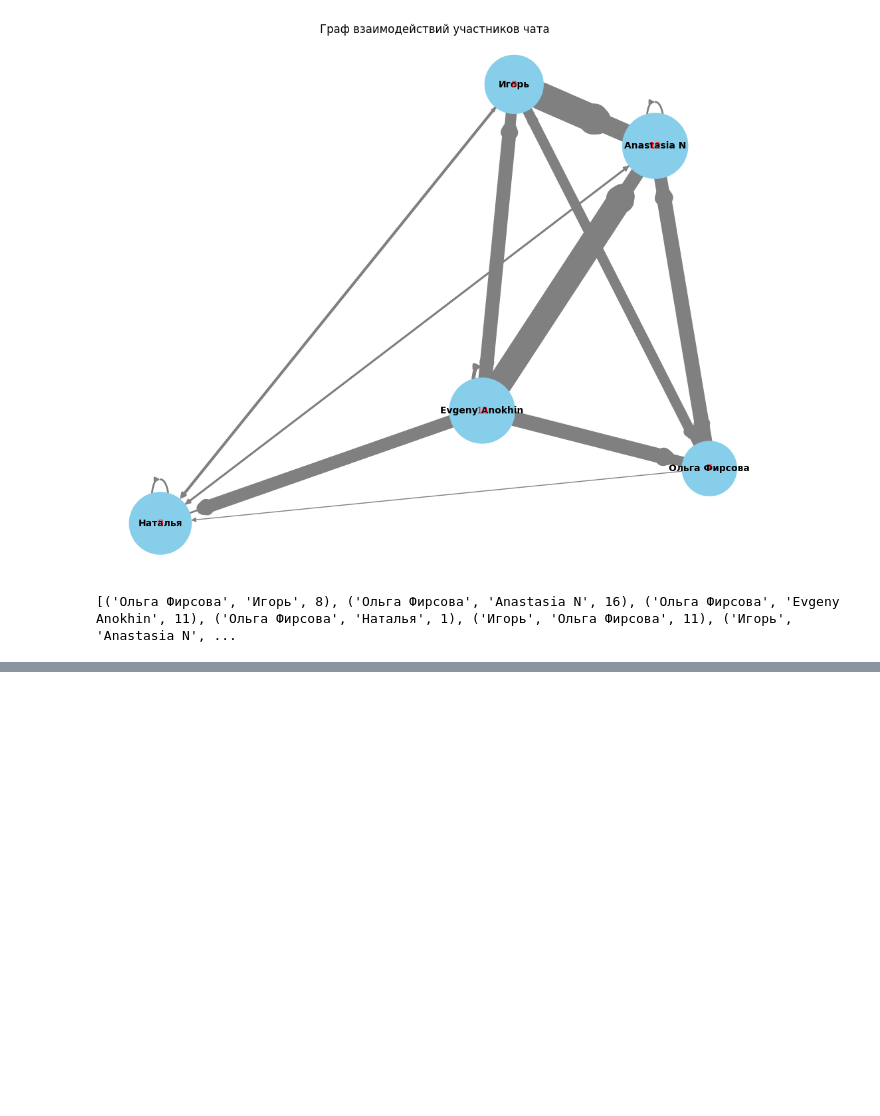
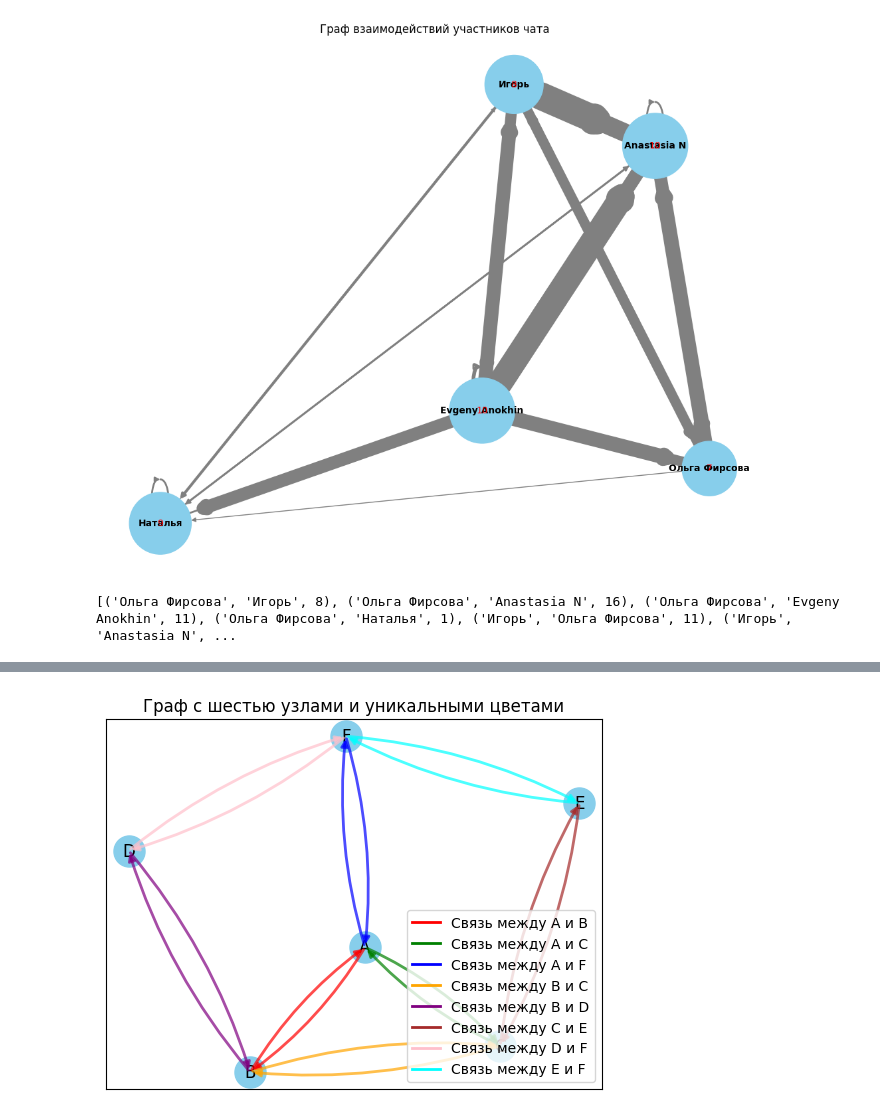
Before and after one commit to PanarinI/MindMirror, a Jupyter notebook: notebooks/data_explore.ipynb, the cells around one changed output, grey strips where cells are left out. Cells and saved outputs as stored; diff of their text form; code cells hidden in the pictures; blank space fills up the shorter version.

```diff
--- a/notebooks/data_explore.ipynb
+++ b/notebooks/data_explore.ipynb
@@ -208,0 +684,85 @@ if __name__ == "__main__":
+# %%
+import matplotlib.pyplot as plt
+import networkx as nx
+import itertools
+
+# Создаём граф с шестью узлами
+graph = nx.DiGraph()
+
+# Добавляем рёбра между узлами
+nodes = ["A", "B", "C", "D", "E", "F"]
+edges = [
+    ("A", "B"), ("B", "A"),
+    ("A", "C"), ("C", "A"),
+    ("B", "C"), ("C", "B"),
+    ("B", "D"), ("D", "B"),
+    ("C", "E"), ("E", "C"),
+    ("D", "F"), ("F", "D"),
+    ("E", "F"), ("F", "E"),
+    ("A", "F"), ("F", "A")
+]
+
+for edge in edges:
+    graph.add_edge(*edge)
+
+# Генерация уникальных цветов для каждой пары
+color_palette = itertools.cycle(["red", "green", "blue", "orange", "purple", "brown", "pink", "cyan", "magenta", "yellow"])
+edge_colors = {}  # Словарь для хранения цвета каждой пары узлов
+
+for u, v in graph.edges():
+    if (u, v) not in edge_colors and (v, u) not in edge_colors:
+        edge_colors[(u, v)] = next(color_palette)
+
+# Визуализация
+pos = nx.spring_layout(graph, seed=42)
+
+# Отрисовка узлов
+nx.draw_networkx_nodes(graph, pos, node_size=500, node_color="skyblue", label="Узлы")
+nx.draw_networkx_labels(graph, pos)
+
+# Рисуем рёбра с одинаковой кривизной
+seen_pairs = set()
+rad = -0.1  # Фиксированная кривизна
+
+for u, v in graph.edges():
+    if (u, v) not in seen_pairs and (v, u) not in seen_pairs:  # Гарантируем обработку только одной пары
+        color = edge_colors[(u, v)]  # Цвет для пары узлов
+
+        # Рисуем два рёбра между узлами одного цвета
+        plt.annotate(
+            "",
+            xy=pos[v],  # Конец первого ребра
+            xytext=pos[u],  # Начало первого ребра
+            arrowprops=dict(
+                arrowstyle="-|>",
+                color=color,
+                lw=2.0,
+                alpha=0.7,
+                connectionstyle=f"arc3,rad={rad}",  # Одинаковая кривизна
+            ),
+        )
+        plt.annotate(
+            "",
+            xy=pos[u],  # Конец второго ребра
+            xytext=pos[v],  # Начало второго ребра
+            arrowprops=dict(
+                arrowstyle="-|>",
+                color=color,
+                lw=2.0,
+                alpha=0.7,
+                connectionstyle=f"arc3,rad={rad}",  # Одинаковая кривизна
+            ),
+        )
+
+        # Отмечаем пару как обработанную
+        seen_pairs.add((u, v))
+        seen_pairs.add((v, u))
+
+# Легенда
+legend_patches = [plt.Line2D([0], [0], color=color, lw=2, label=f"Связь между {pair[0]} и {pair[1]}") for pair, color in edge_colors.items()]
+plt.legend(handles=legend_patches, loc="lower right")
+
+plt.title("Граф с шестью узлами и уникальными цветами")
+plt.show()
+# %% [output]
+[figure, added]
```
Also changed, not shown: parts of 10 cells of this notebook, 27 other files.
